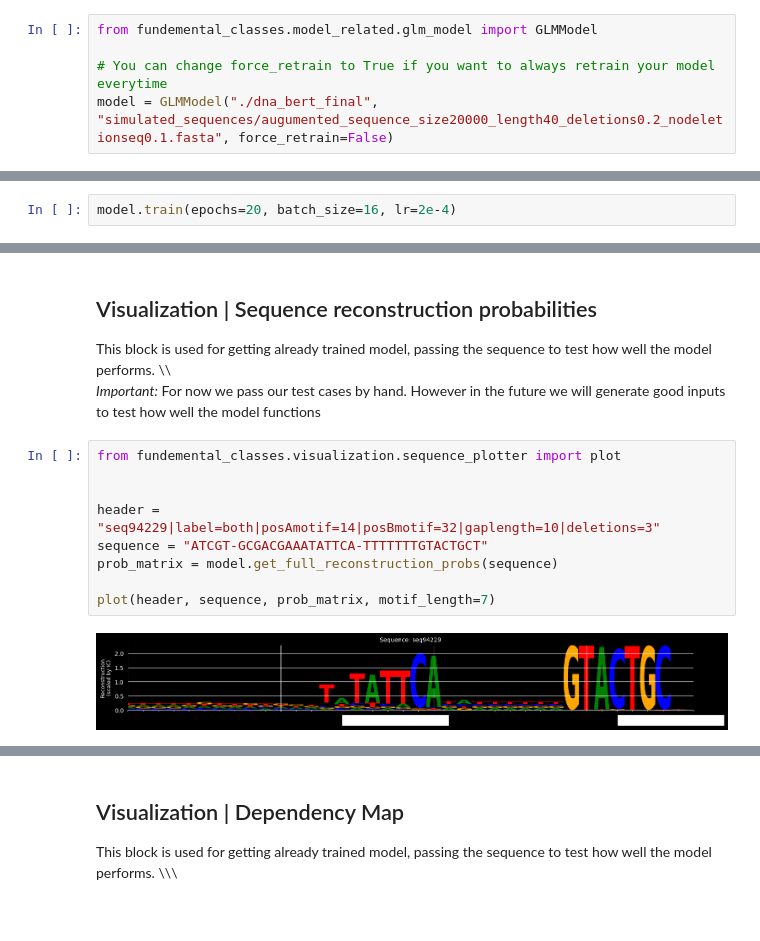
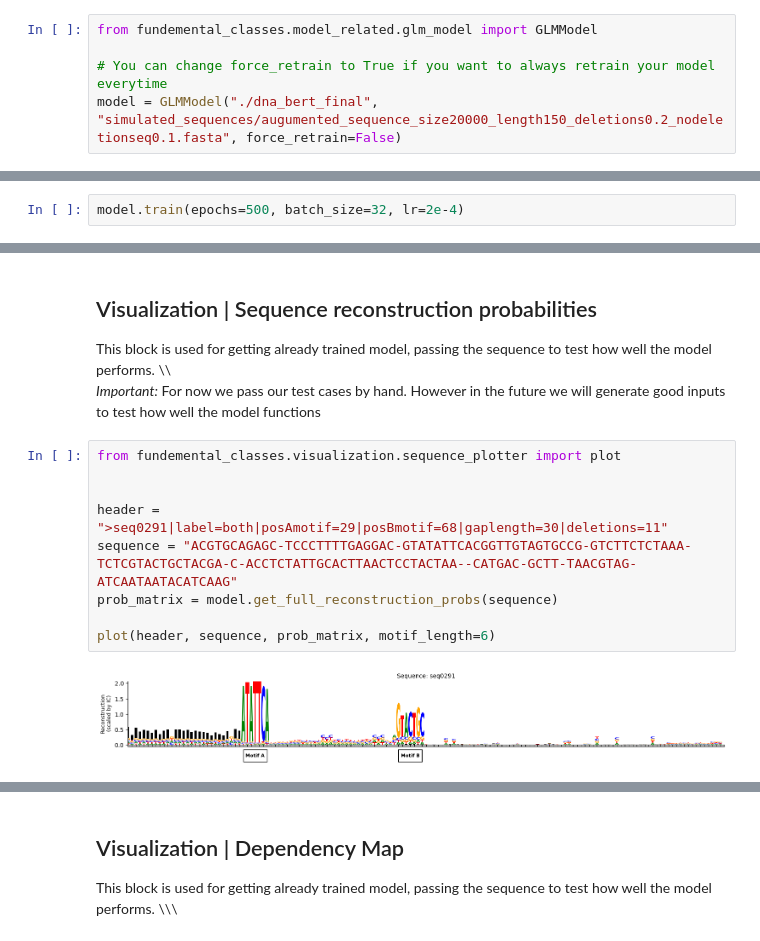
Before and after one commit to giokepa/Sysgen-GLM-for-Indels, a Jupyter notebook: visualize_data.ipynb, the cells around one changed output, grey strips where cells are left out. Saved outputs shown, nothing was run; the diff lists cells and outputs as text.

```diff
--- a/visualize_data.ipynb
+++ b/visualize_data.ipynb
@@ -8,7 +8,7 @@ You can run this block to import necessary classes and functions
 from fundemental_classes.model_related.glm_model import GLMModel
 
 # You can change force_retrain to True if you want to always retrain your model everytime
-model = GLMModel("./dna_bert_final", "simulated_sequences/augumented_sequence_size20000_length40_deletions0.2_nodeletionseq0.1.fasta", force_retrain=False)
+model = GLMModel("./dna_bert_final", "simulated_sequences/augumented_sequence_size20000_length150_deletions0.2_nodeletionseq0.1.fasta", force_retrain=False)
 # %% [output]
 Checking for existing trained model in ./dna_bert_final
 Loading tokenizer...
@@ -24,4 +24,4 @@ Final validation loss: 0.9409
 We use `Bert` model to create the embeddings and train it using masking to get nicely trained model. If you want to change the size of training data, please look into `simulated_sequences` directory. \\\
 *important:* Training is not necessary if you already have a trained model. You can load it using the `GLMModel`.
 # %%
-model.train(epochs=20, batch_size=16, lr=2e-4)
+model.train(epochs=500, batch_size=32, lr=2e-4)
@@ -33,11 +89,11 @@ This block is used for getting already trained model, passing the sequence to te
 # %%
 from fundemental_classes.visualization.sequence_plotter import plot
 
 
-header = "seq94229|label=both|posAmotif=14|posBmotif=32|gaplength=10|deletions=3"
-sequence = "ATCGT-GCGACGAAATATTCA-TTTTTTTGTACTGCT"
+header = ">seq0291|label=both|posAmotif=29|posBmotif=68|gaplength=30|deletions=11"
+sequence = "ACGTGCAGAGC-TCCCTTTTGAGGAC-GTATATTCACGGTTGTAGTGCCG-GTCTTCTCTAAA-TCTCGTACTGCTACGA-C-ACCTCTATTGCACTTAACTCCTACTAA--CATGAC-GCTT-TAACGTAG-ATCAATAATACATCAAG"
 prob_matrix = model.get_full_reconstruction_probs(sequence)
 
-plot(header, sequence, prob_matrix, motif_length=7)
+plot(header, sequence, prob_matrix, motif_length=6)
 # %% [output]
-[figure, old version]
+[figure, new version]
```
Also changed, not shown: parts of 6 cells of this notebook, 16 other files.
